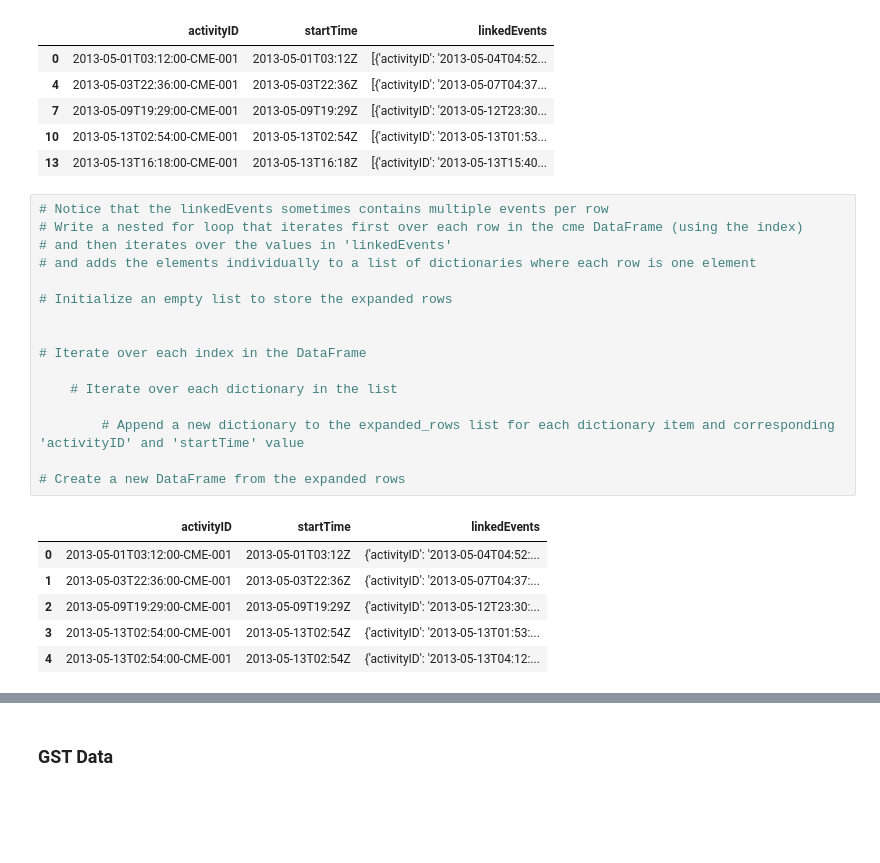
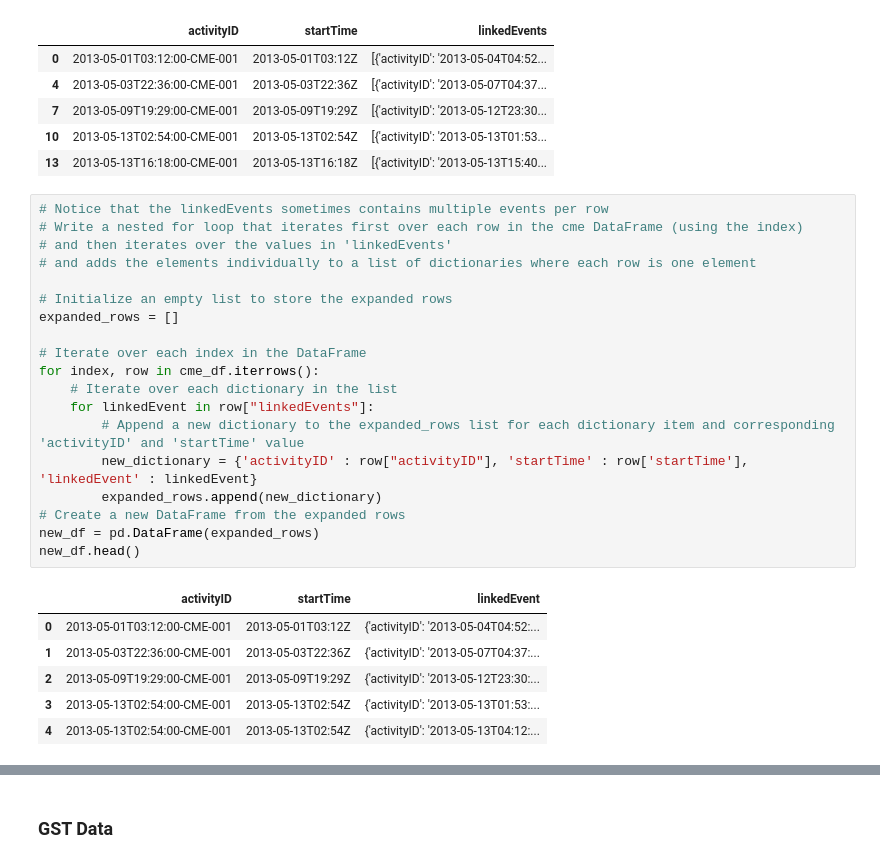
Before and after one commit to Birdfeathers/data-sourcing-challenge, a Jupyter notebook: retrieve_data.ipynb, the cells around one changed output, grey strips where cells are left out. Cells and saved outputs as stored; diff of their text form; blank space fills up the shorter version.

```diff
--- a/retrieve_data.ipynb
+++ b/retrieve_data.ipynb
@@ -85,21 +85,24 @@ cme_df.head()
 # %%
 # Notice that the linkedEvents sometimes contains multiple events per row
 # Write a nested for loop that iterates first over each row in the cme DataFrame (using the index)
 # and then iterates over the values in 'linkedEvents'
 # and adds the elements individually to a list of dictionaries where each row is one element
 
 # Initialize an empty list to store the expanded rows
-
+expanded_rows = []
 
 # Iterate over each index in the DataFrame
-
+for index, row in cme_df.iterrows():
     # Iterate over each dictionary in the list
-
+    for linkedEvent in row["linkedEvents"]:
         # Append a new dictionary to the expanded_rows list for each dictionary item and corresponding 'activityID' and 'startTime' value
-
+        new_dictionary = {'activityID' : row["activityID"], 'startTime' : row['startTime'], 'linkedEvent' : linkedEvent}
+        expanded_rows.append(new_dictionary)
 # Create a new DataFrame from the expanded rows
+new_df = pd.DataFrame(expanded_rows)
+new_df.head()
 # %% [output]
-|  | activityID | startTime | linkedEvents |
+|  | activityID | startTime | linkedEvent |
 | 0 | 2013-05-01T03:12:00-CME-001 | 2013-05-01T03:12Z | {'activityID': '2013-05-04T04:52:... |
 | 1 | 2013-05-03T22:36:00-CME-001 | 2013-05-03T22:36Z | {'activityID': '2013-05-07T04:37:... |
 | 2 | 2013-05-09T19:29:00-CME-001 | 2013-05-09T19:29Z | {'activityID': '2013-05-12T23:30:... |
```
Also changed, not shown: parts of 13 cells of this notebook.
